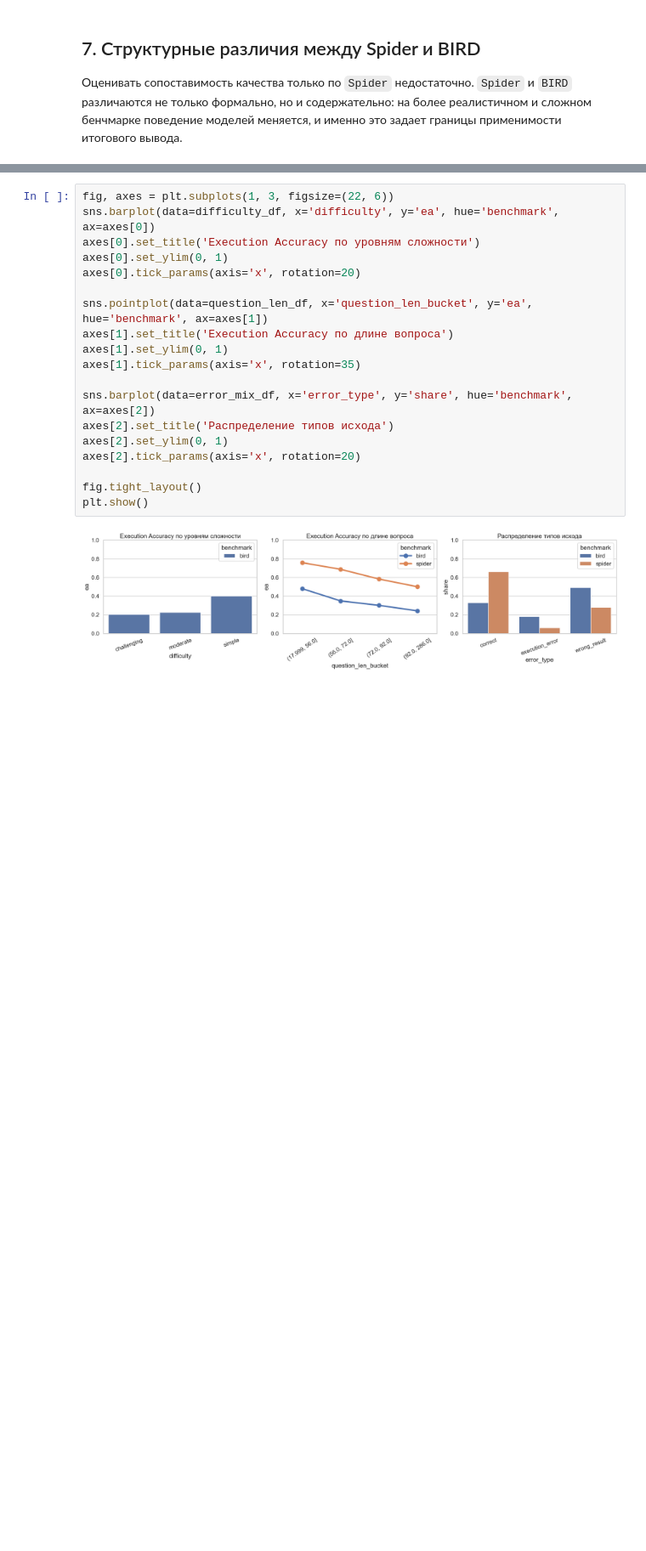
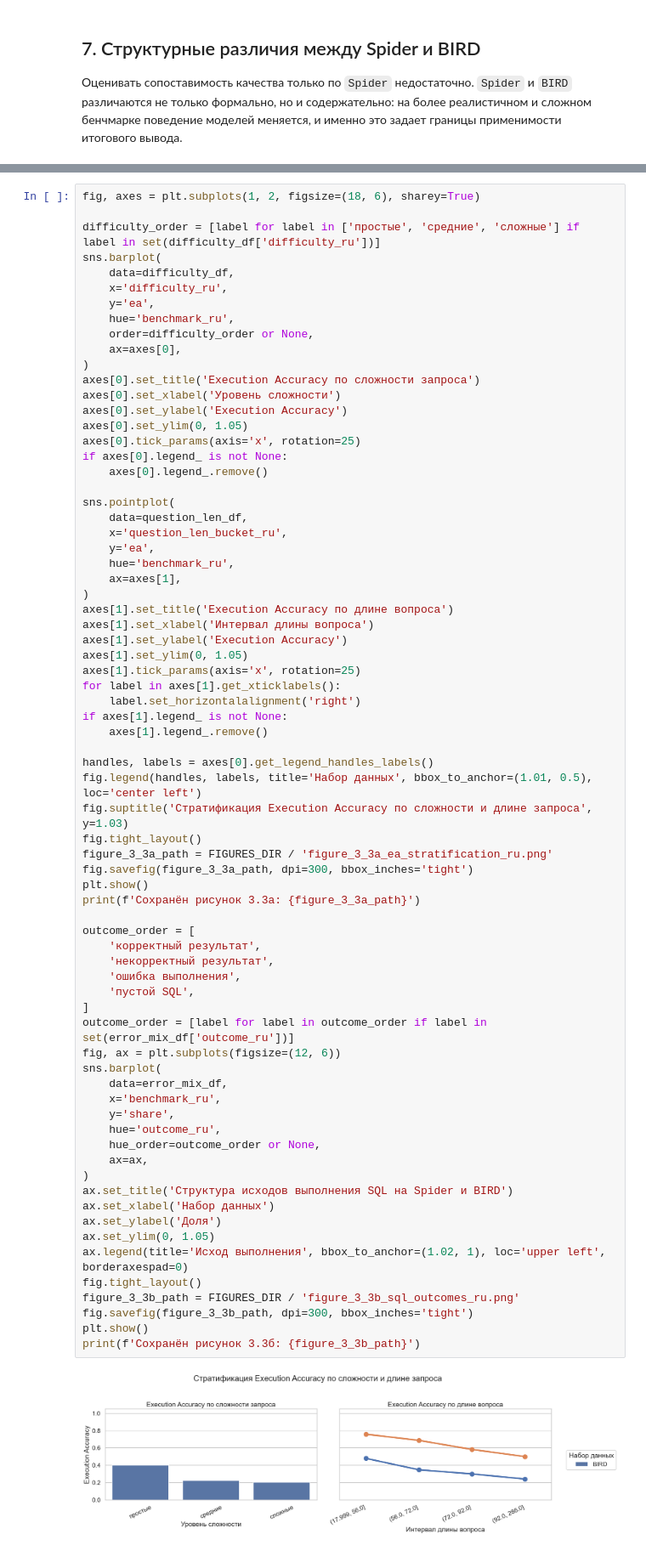
Before and after one commit to countrvl/vkr, a Jupyter notebook: final_nl2sql_analysis.ipynb, the cells around one changed output, grey strips where cells are left out. Shown at 85% size. Drawn from its saved outputs; the diff is of its cells as text; blank space fills up the shorter version.

Commit message:
fix figures

```diff
--- a/final_nl2sql_analysis.ipynb
+++ b/final_nl2sql_analysis.ipynb
@@ -372,21 +390,74 @@ display(error_mix_view.round(4))
 # %%
-fig, axes = plt.subplots(1, 3, figsize=(22, 6))
-sns.barplot(data=difficulty_df, x='difficulty', y='ea', hue='benchmark', ax=axes[0])
-axes[0].set_title('Execution Accuracy по уровням сложности')
-axes[0].set_ylim(0, 1)
-axes[0].tick_params(axis='x', rotation=20)
+fig, axes = plt.subplots(1, 2, figsize=(18, 6), sharey=True)
 
-sns.pointplot(data=question_len_df, x='question_len_bucket', y='ea', hue='benchmark', ax=axes[1])
+difficulty_order = [label for label in ['простые', 'средние', 'сложные'] if label in set(difficulty_df['difficulty_ru'])]
+sns.barplot(
+    data=difficulty_df,
+    x='difficulty_ru',
+    y='ea',
+    hue='benchmark_ru',
+    order=difficulty_order or None,
+    ax=axes[0],
+)
+axes[0].set_title('Execution Accuracy по сложности запроса')
+axes[0].set_xlabel('Уровень сложности')
+axes[0].set_ylabel('Execution Accuracy')
+axes[0].set_ylim(0, 1.05)
+axes[0].tick_params(axis='x', rotation=25)
+if axes[0].legend_ is not None:
+    axes[0].legend_.remove()
+
+sns.pointplot(
+    data=question_len_df,
+    x='question_len_bucket_ru',
+    y='ea',
+    hue='benchmark_ru',
+    ax=axes[1],
+)
 axes[1].set_title('Execution Accuracy по длине вопроса')
-axes[1].set_ylim(0, 1)
-axes[1].tick_params(axis='x', rotation=35)
+axes[1].set_xlabel('Интервал длины вопроса')
+axes[1].set_ylabel('Execution Accuracy')
+axes[1].set_ylim(0, 1.05)
+axes[1].tick_params(axis='x', rotation=25)
+for label in axes[1].get_xticklabels():
+    label.set_horizontalalignment('right')
+if axes[1].legend_ is not None:
+    axes[1].legend_.remove()
 
-sns.barplot(data=error_mix_df, x='error_type', y='share', hue='benchmark', ax=axes[2])
-axes[2].set_title('Распределение типов исхода')
-axes[2].set_ylim(0, 1)
-axes[2].tick_params(axis='x', rotation=20)
+handles, labels = axes[0].get_legend_handles_labels()
+fig.legend(handles, labels, title='Набор данных', bbox_to_anchor=(1.01, 0.5), loc='center left')
+fig.suptitle('Стратификация Execution Accuracy по сложности и длине запроса', y=1.03)
+fig.tight_layout()
+figure_3_3a_path = FIGURES_DIR / 'figure_3_3a_ea_stratification_ru.png'
+fig.savefig(figure_3_3a_path, dpi=300, bbox_inches='tight')
+plt.show()
+print(f'Сохранён рисунок 3.3а: {figure_3_3a_path}')
 
+outcome_order = [
+    'корректный результат',
+    'некорректный результат',
+    'ошибка выполнения',
+    'пустой SQL',
+]
+outcome_order = [label for label in outcome_order if label in set(error_mix_df['outcome_ru'])]
+fig, ax = plt.subplots(figsize=(12, 6))
+sns.barplot(
+    data=error_mix_df,
+    x='benchmark_ru',
+    y='share',
+    hue='outcome_ru',
+    hue_order=outcome_order or None,
+    ax=ax,
+)
+ax.set_title('Структура исходов выполнения SQL на Spider и BIRD')
+ax.set_xlabel('Набор данных')
+ax.set_ylabel('Доля')
+ax.set_ylim(0, 1.05)
+ax.legend(title='Исход выполнения', bbox_to_anchor=(1.02, 1), loc='upper left', borderaxespad=0)
 fig.tight_layout()
+figure_3_3b_path = FIGURES_DIR / 'figure_3_3b_sql_outcomes_ru.png'
+fig.savefig(figure_3_3b_path, dpi=300, bbox_inches='tight')
 plt.show()
+print(f'Сохранён рисунок 3.3б: {figure_3_3b_path}')
 # %% [output]
-[figure, old version]
+[figure, new version]
```
Also changed, not shown: parts of 2 cells of this notebook, 10 other files.
